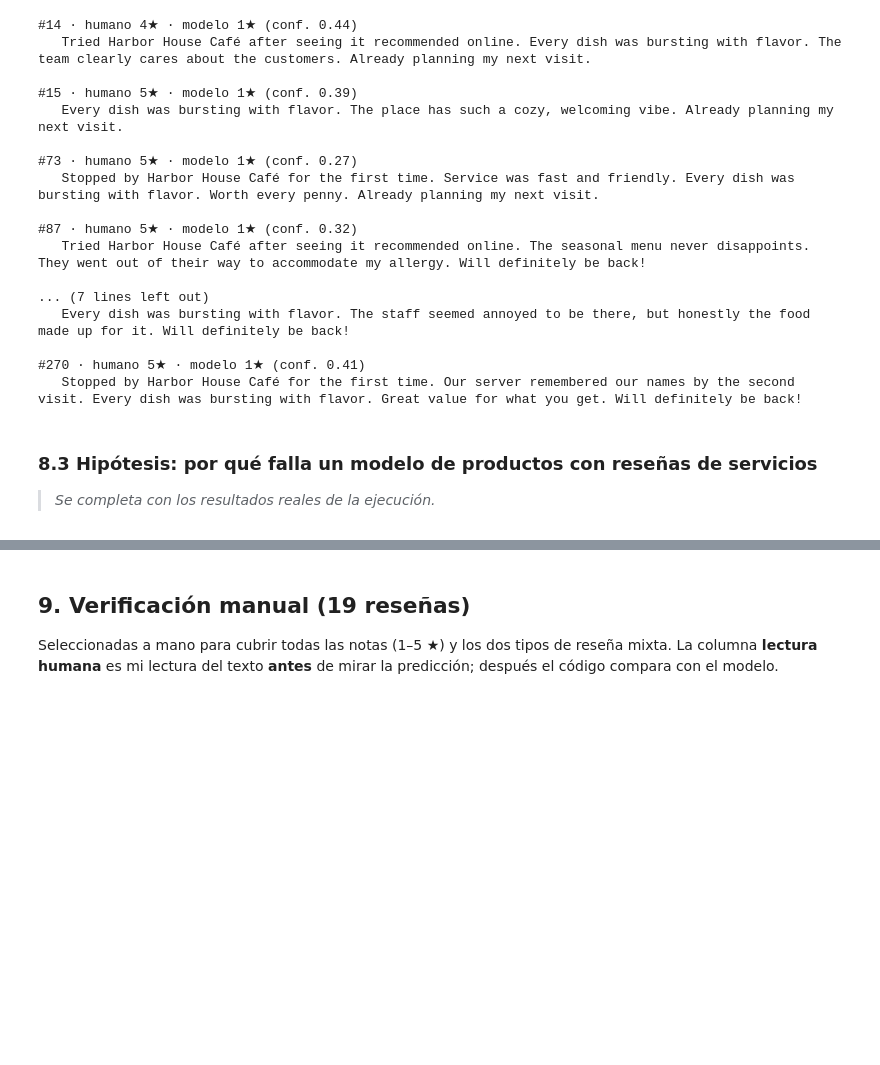
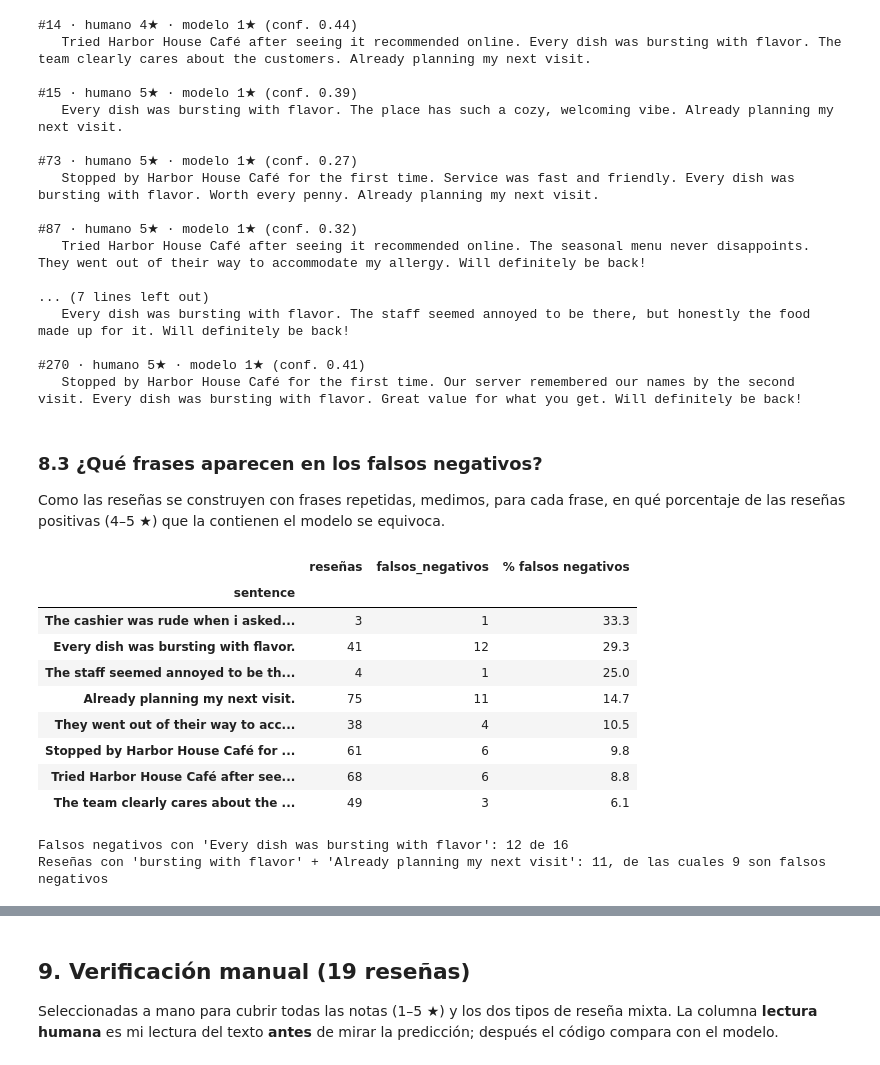
Before and after one commit to 4GeeksAcademy/aie-pte3-machine-learning-python-template-Nestornegrin, a Jupyter notebook: src/explore.ipynb, the cells around one changed output, grey strips where cells are left out. Cells and saved outputs as stored; diff of their text form; code cells hidden in the pictures; blank space fills up the shorter version.

Commit message:
docs: análisis de falsos negativos, revisión manual, conclusiones y addendum

```diff
--- a/src/explore.ipynb
+++ b/src/explore.ipynb
@@ -532,7 +537,39 @@ for _, row in false_negatives.sort_values("pred_stars").head(8)[cols].iterrows()
 
 #270 · humano 5★ · modelo 1★ (conf. 0.41)
    Stopped by Harbor House Café for the first time. Our server remembered our names by the second visit. Every dish was bursting with flavor. Great value for what you get. Will definitely be back!
-# %% [markdown]
-### 8.3 Hipótesis: por qué falla un modelo de productos con reseñas de servicios
-
-> *Se completa con los resultados reales de la ejecución.*
+# %% [markdown]
+### 8.3 ¿Qué frases aparecen en los falsos negativos?
+
+Como las reseñas se construyen con frases repetidas, medimos, para cada frase, en qué porcentaje de
+las reseñas positivas (4–5 ★) que la contienen el modelo se equivoca.
+# %%
+positive_sentences = (
+    positives.assign(sentence=positives["review_text"].str.split(r"(?<=[.!?])\s+"))
+    .explode("sentence")
+)
+fn_by_sentence = (
+    positive_sentences.groupby("sentence")
+    .agg(reseñas=("review_id", "count"), falsos_negativos=("is_false_negative", "sum"))
+)
+fn_by_sentence["% falsos negativos"] = (fn_by_sentence["falsos_negativos"] / fn_by_sentence["reseñas"] * 100).round(1)
+display(fn_by_sentence[fn_by_sentence["falsos_negativos"] > 0]
+        .sort_values("% falsos negativos", ascending=False).head(8))
+
+flavor = positives["review_text"].str.contains("bursting with flavor", regex=False)
+flavor_visit = flavor & positives["review_text"].str.contains("Already planning my next visit", regex=False)
+print(f"Falsos negativos con 'Every dish was bursting with flavor': {positives.loc[flavor, 'is_false_negative'].sum()} de {len(false_negatives)}")
+print(f"Reseñas con 'bursting with flavor' + 'Already planning my next visit': {flavor_visit.sum()}, "
+      f"de las cuales {positives.loc[flavor_visit, 'is_false_negative'].sum()} son falsos negativos")
+# %% [output]
+|  | reseñas | falsos_negativos | % falsos negativos |
+| sentence |  |  |  |
+| The cashier was rude when i asked... | 3 | 1 | 33.3 |
+| Every dish was bursting with flavor. | 41 | 12 | 29.3 |
+| The staff seemed annoyed to be th... | 4 | 1 | 25.0 |
+| Already planning my next visit. | 75 | 11 | 14.7 |
+| They went out of their way to acc... | 38 | 4 | 10.5 |
+| Stopped by Harbor House Café for ... | 61 | 6 | 9.8 |
+| Tried Harbor House Café after see... | 68 | 6 | 8.8 |
+| The team clearly cares about the ... | 49 | 3 | 6.1 |
+Falsos negativos con 'Every dish was bursting with flavor': 12 de 16
+Reseñas con 'bursting with flavor' + 'Already planning my next visit': 11, de las cuales 9 son falsos negativos
```
Also changed, not shown: parts of 15 cells of this notebook.
